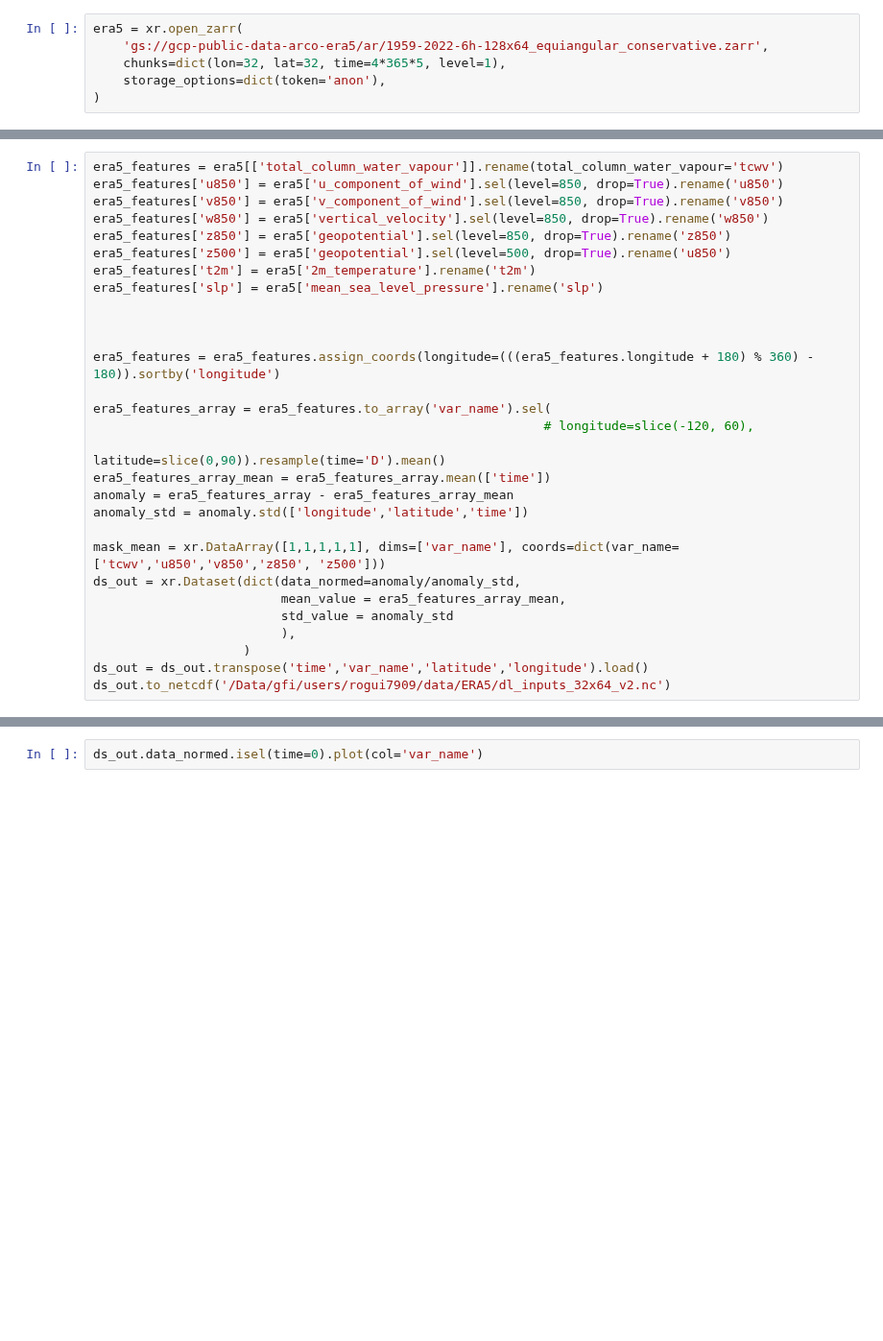
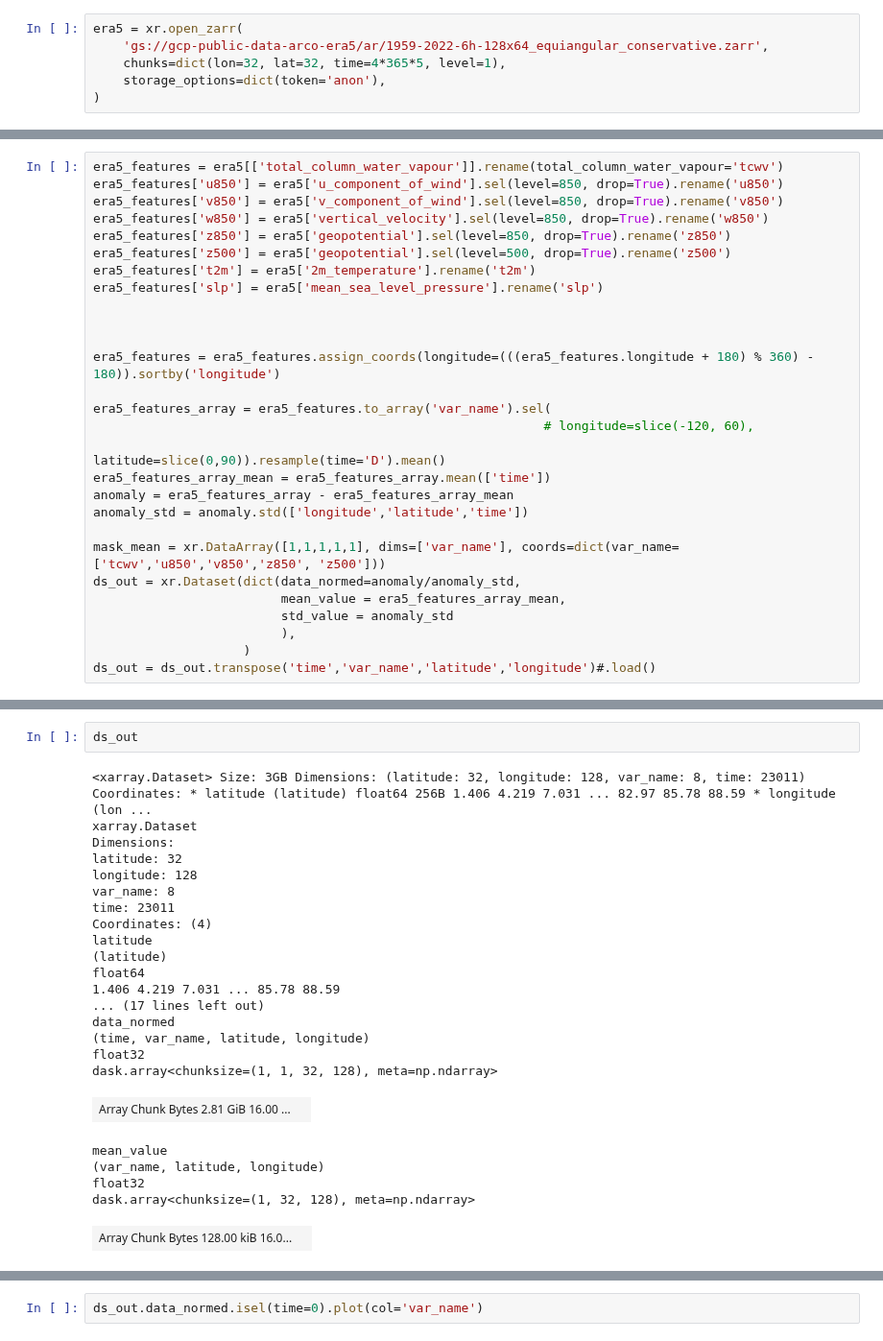
Before and after one commit to rguilcas/predict_rain_norway, a Jupyter notebook: prepare_data/get_data_era5.ipynb, the cells around one changed output, grey strips where cells are left out. Shown at 96% size. Cells and saved outputs as stored; diff of their text form; blank space fills up the shorter version.

```diff
--- a/prepare_data/get_data_era5.ipynb
+++ b/prepare_data/get_data_era5.ipynb
@@ -42,7 +26,7 @@ era5_features['u850'] = era5['u_component_of_wind'].sel(level=850, drop=True).re
 era5_features['v850'] = era5['v_component_of_wind'].sel(level=850, drop=True).rename('v850')
 era5_features['w850'] = era5['vertical_velocity'].sel(level=850, drop=True).rename('w850')
 era5_features['z850'] = era5['geopotential'].sel(level=850, drop=True).rename('z850')
-era5_features['z500'] = era5['geopotential'].sel(level=500, drop=True).rename('u850')
+era5_features['z500'] = era5['geopotential'].sel(level=500, drop=True).rename('z500')
 era5_features['t2m'] = era5['2m_temperature'].rename('t2m')
 era5_features['slp'] = era5['mean_sea_level_pressure'].rename('slp')
 
@@ -63,5 +47,4 @@ ds_out = xr.Dataset(dict(data_normed=anomaly/anomaly_std,
                          std_value = anomaly_std
                          ),
                     )
-ds_out = ds_out.transpose('time','var_name','latitude','longitude').load()
-ds_out.to_netcdf('/Data/gfi/users/rogui7909/data/ERA5/dl_inputs_32x64_v2.nc')
+ds_out = ds_out.transpose('time','var_name','latitude','longitude')#.load()
@@ -67,0 +67,26 @@ ds_out.to_netcdf('/Data/gfi/users/rogui7909/data/ERA5/dl_inputs_32x64_v2.nc')
+# %%
+ds_out
+# %% [output]
+<xarray.Dataset> Size: 3GB Dimensions: (latitude: 32, longitude: 128, var_name: 8, time: 23011) Coordinates: * latitude (latitude) float64 256B 1.406 4.219 7.031 ... 82.97 85.78 88.59 * longitude (lon ...
+xarray.Dataset
+Dimensions:
+latitude: 32
+longitude: 128
+var_name: 8
+time: 23011
+Coordinates: (4)
+latitude
+(latitude)
+float64
+1.406 4.219 7.031 ... 85.78 88.59
+... (17 lines left out)
+data_normed
+(time, var_name, latitude, longitude)
+float32
+dask.array<chunksize=(1, 1, 32, 128), meta=np.ndarray>
+| Array Chunk Bytes 2.81 GiB 16.00 ... |  |
+mean_value
+(var_name, latitude, longitude)
+float32
+dask.array<chunksize=(1, 32, 128), meta=np.ndarray>
+| Array Chunk Bytes 128.00 kiB 16.0... |  |
```
Also changed, not shown: parts of 13 cells of this notebook, 14 other files.
